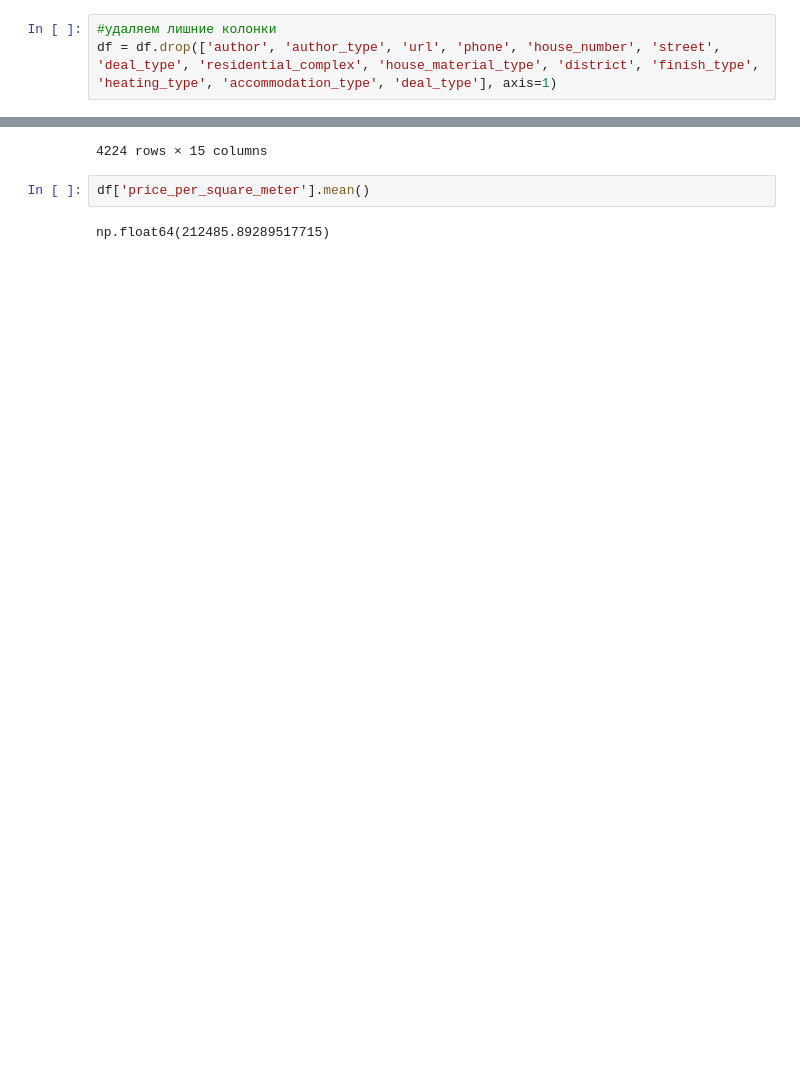
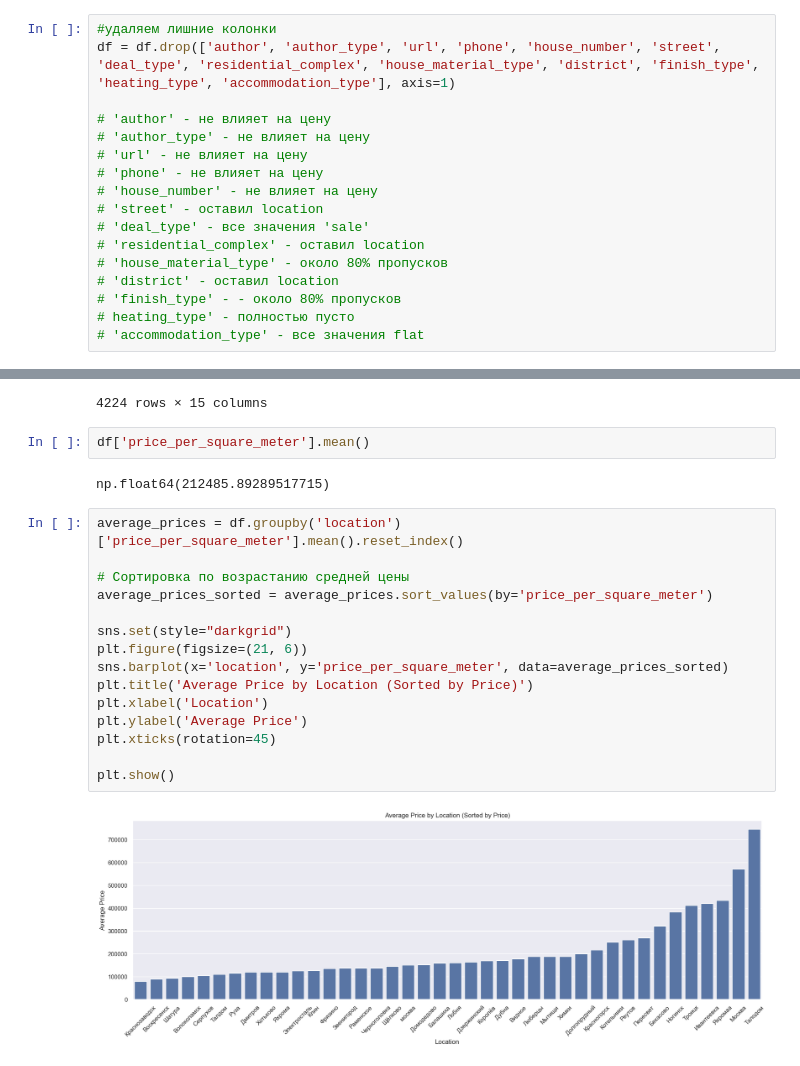
Before and after one commit to max4-dev/ML-1, a Jupyter notebook: main.ipynb, the cells around one changed output, grey strips where cells are left out. Drawn from its saved outputs; the diff is of its cells as text; blank space fills up the shorter version.

```diff
--- a/main.ipynb
+++ b/main.ipynb
@@ -115,9 +114,23 @@ Index(['author', 'author_type', 'url', 'location', 'deal_type',
        'ceiling_height', 'district', 'street', 'house_number', 'underground',
        'residential_complex'],
       dtype='object')
-# %%
-#удаляем лишние колонки
-df = df.drop(['author', 'author_type', 'url', 'phone', 'house_number', 'street', 'deal_type', 'residential_complex', 'house_material_type', 'district', 'finish_type', 'heating_type', 'accommodation_type', 'deal_type'], axis=1)
+# %%
+#удаляем лишние колонки
+df = df.drop(['author', 'author_type', 'url', 'phone', 'house_number', 'street', 'deal_type', 'residential_complex', 'house_material_type', 'district', 'finish_type', 'heating_type', 'accommodation_type'], axis=1)
+
+# 'author' - не влияет на цену
+# 'author_type' - не влияет на цену
+# 'url' - не влияет на цену
+# 'phone' - не влияет на цену
+# 'house_number' - не влияет на цену
+# 'street' - оставил location
+# 'deal_type' - все значения 'sale'
+# 'residential_complex' - оставил location
+# 'house_material_type' - около 80% пропусков
+# 'district' - оставил location
+# 'finish_type' - - около 80% пропусков
+# heating_type' - полностью пусто
+# 'accommodation_type' - все значения flat
 # %%
 df.info()
 # %% [output]
@@ -517,3 +530,20 @@ df
 df['price_per_square_meter'].mean()
 # %% [output]
 np.float64(212485.89289517715)
+# %%
+average_prices = df.groupby('location')['price_per_square_meter'].mean().reset_index()
+
+# Сортировка по возрастанию средней цены
+average_prices_sorted = average_prices.sort_values(by='price_per_square_meter')
+
+sns.set(style="darkgrid")
+plt.figure(figsize=(21, 6))
+sns.barplot(x='location', y='price_per_square_meter', data=average_prices_sorted)
+plt.title('Average Price by Location (Sorted by Price)')
+plt.xlabel('Location')
+plt.ylabel('Average Price')
+plt.xticks(rotation=45)
+
+plt.show()
+# %% [output]
+[figure, added]
```
Also changed, not shown: parts of 1 cell of this notebook, 2 other files.
